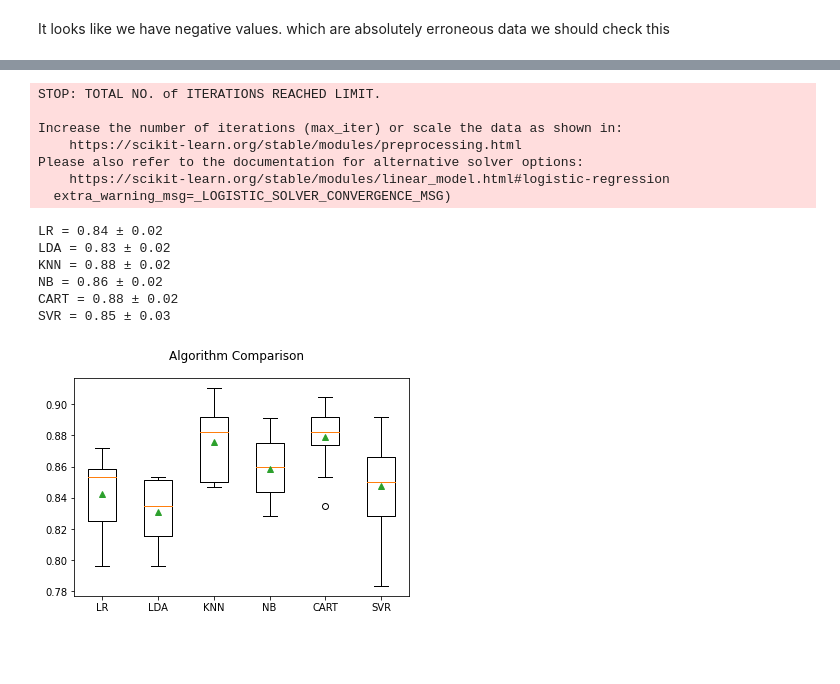
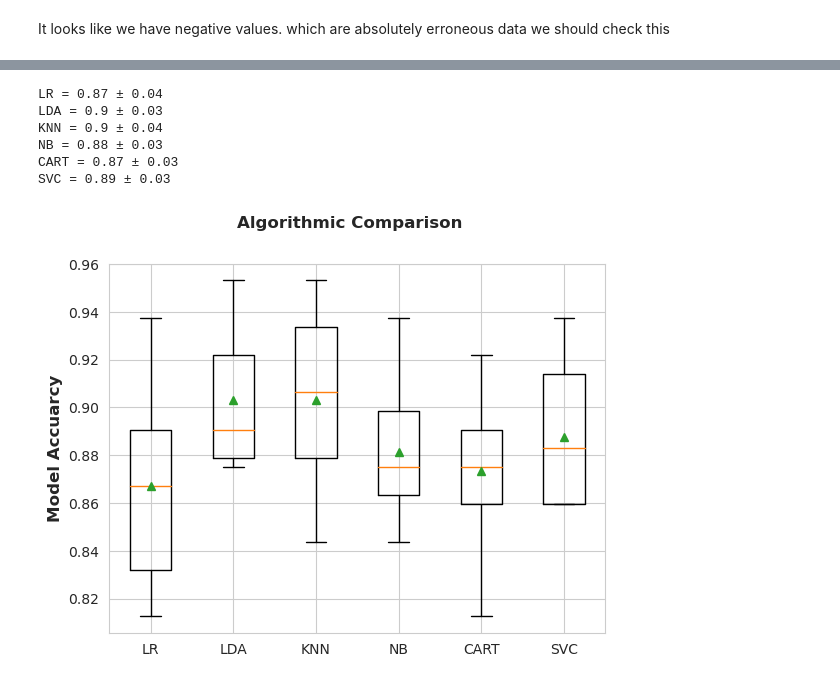
Before and after one commit to BBenyamini/pestsens, a Jupyter notebook: 3_code/4_building_class_model.ipynb, the cells around one changed output, grey strips where cells are left out. Drawn from its saved outputs; the diff is of its cells as text; code cells hidden in the pictures; blank space fills up the shorter version.

```diff
--- a/3_code/4_building_class_model.ipynb
+++ b/3_code/4_building_class_model.ipynb
@@ -203,3 +127,3 @@ Name: country_name, dtype: int64
 # %%
 #create a copy of the data
-rw_clean=rw.copy()
+df_clean=df.copy()
@@ -317,0 +139,5 @@ Name: oper_years, dtype: float64
+# %%
+#give colums meaningfull name
+df_clean.rename(columns={"category":"class"},inplace=True)
+
+df_clean.head()
@@ -479,3 +154,8 @@ y=rw_clean['status_id']
+# %%
+x=df_clean[["S2_srw_1","S2_srw_2","S2_srw_3",
+                         "S2_srw_4","S2_srw_5","S2_srw_6","S2_srw_7","S2_srw_8","S2_srw_9",
+                         "S2_srw_10","S2_srw_11"]]
+y=df_clean['class']
 # %%
 #Create arrays for model development
 #array=rw_clean.values
@@ -505,7 +187,7 @@ models.append(('LDA',LinearDiscriminantAnalysis()))
 models.append(('KNN',KNeighborsClassifier()))
 models.append(('NB',GaussianNB()))
 models.append(('CART',DecisionTreeClassifier()))
-models.append(('SVR',SVC()))
+models.append(('SVC',SVC()))
 
 # evaluate each model in turn
 results=[]
@@ -517,29 +199,24 @@ for name, model in models:
     names.append(name)
     print(name,'=', round(cv_results.mean(),2),'±',round(cv_results.std(),2))
 # %% [output]
-STOP: TOTAL NO. of ITERATIONS REACHED LIMIT.
-
-Increase the number of iterations (max_iter) or scale the data as shown in:
-    https://scikit-learn.org/stable/modules/preprocessing.html
-Please also refer to the documentation for alternative solver options:
-    https://scikit-learn.org/stable/modules/linear_model.html#logistic-regression
-  extra_warning_msg=_LOGISTIC_SOLVER_CONVERGENCE_MSG)
+LR = 0.87 ± 0.04
+LDA = 0.9 ± 0.03
+KNN = 0.9 ± 0.04
+NB = 0.88 ± 0.03
+CART = 0.87 ± 0.03
+SVC = 0.89 ± 0.03
-LR = 0.84 ± 0.02
-LDA = 0.83 ± 0.02
-KNN = 0.88 ± 0.02
-NB = 0.86 ± 0.02
-CART = 0.88 ± 0.02
-SVR = 0.85 ± 0.03
 # %%
 # Compare Algorithms
+sns.set_style("whitegrid")
 fig=plt.figure()
-fig.suptitle('Algorithm Comparison')
+fig.suptitle('Algorithmic Comparison', size=12, weight="bold")
 ax = fig.add_subplot(111)
 plt.boxplot(results,labels=names, showmeans=True)
 ax.set_xticklabels(names)
+plt.ylabel("Model Accuarcy",size=12, weight="bold")
 plt.show()
 # %% [output]
-[figure, old version]
+[figure, new version]
 # %%
 # ensembles
 scoring='accuracy'
```
Also changed, not shown: parts of 92 cells of this notebook, 2 other files.
